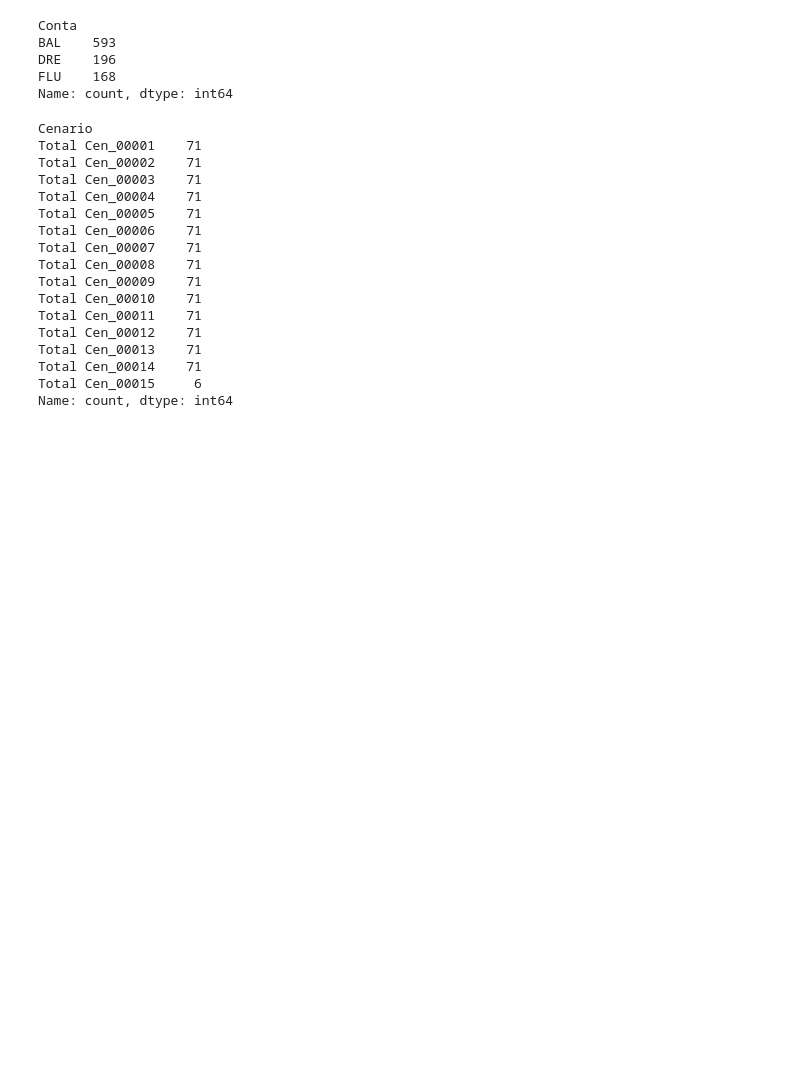
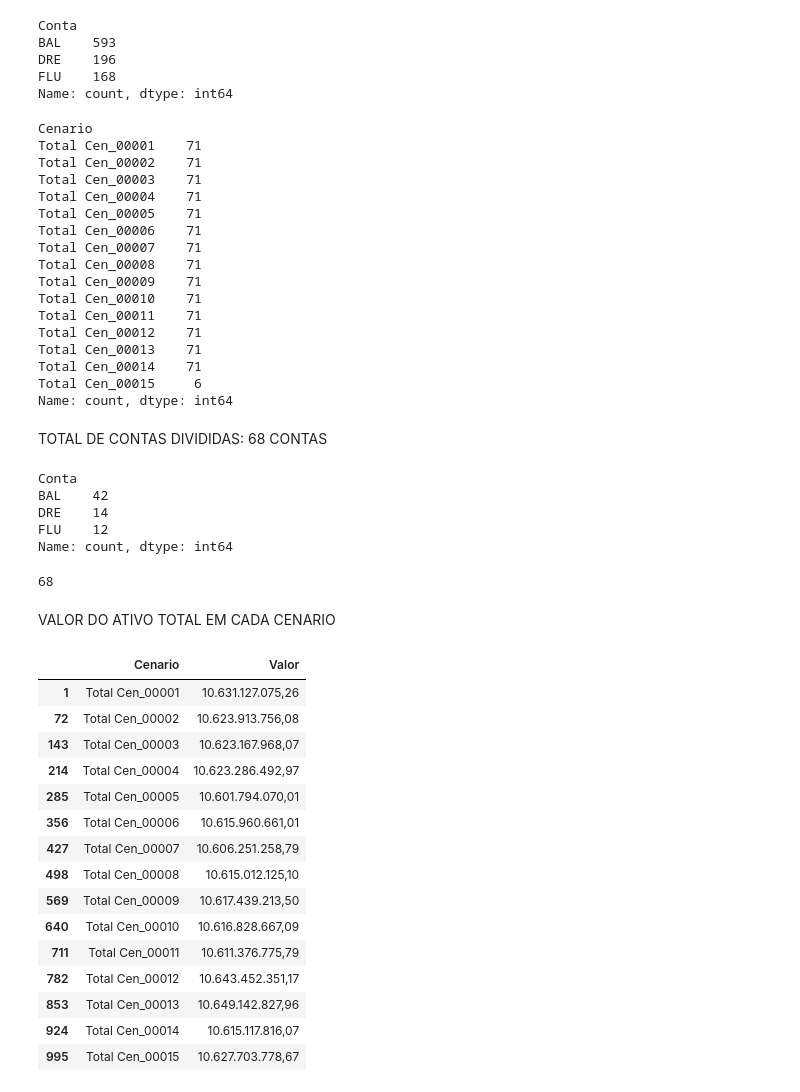
Before and after one commit to 2026-2-NCC4/Projeto1, a Jupyter notebook: notebooks/01_exploracao.ipynb, the cells around one changed output. Drawn from its saved outputs; the diff is of its cells as text; code cells hidden in the pictures; blank space fills up the shorter version.

```diff
--- a/notebooks/01_exploracao.ipynb
+++ b/notebooks/01_exploracao.ipynb
@@ -190,3 +196,23 @@ Total Cen_00013    71
 Total Cen_00014    71
 Total Cen_00015     6
 Name: count, dtype: int64
+# %% [markdown]
+TOTAL DE CONTAS DIVIDIDAS: 68 CONTAS
+# %%
+df_amostra[
+    (df_amostra["Cenario"] == "Total Cen_00001") &
+    (df_amostra["Conta"].notna())
+]["Conta"].str[:3].value_counts()
+# %% [output]
+Conta
+BAL    42
+DRE    14
+FLU    12
+Name: count, dtype: int64
+# %%
+df_amostra[
+    df_amostra["Cenario"] == "Total Cen_00002"
+]["Conta"].dropna().nunique()
+#temos 71 registros por cenario, 68 contas e 3 parametros separando BAL, DRE e FLU
+# %% [output]
+68
@@ -192,0 +225,29 @@ Name: count, dtype: int64
+# %% [markdown]
+VALOR DO ATIVO TOTAL EM CADA CENARIO
+# %%
+#VALOR DO ATIVO TOTAL EM CADA CENARIO
+df_amostra[
+    df_amostra["Conta"] == "BAL - Total do Ativo"
+][["Cenario", "Valor"]] #mostra o valor do ativo total em cada cenario, para ver se tem alguma diferença entre os cenarios
+#resultado: O Total do Ativo muda entre os cenários, mas não muda de forma absurda:
+#Cenário 1: R$ 10,631 bi
+#Menor na amostra: Cenário 5 → R$ 10,602 bi
+#Maior: Cenário 13 → R$ 10,649 bi
+#Cenário 15 → R$ 10,628 bi
+# %% [output]
+|  | Cenario | Valor |
+| 1 | Total Cen_00001 | 10.631.127.075,26 |
+| 72 | Total Cen_00002 | 10.623.913.756,08 |
+| 143 | Total Cen_00003 | 10.623.167.968,07 |
+| 214 | Total Cen_00004 | 10.623.286.492,97 |
+| 285 | Total Cen_00005 | 10.601.794.070,01 |
+| 356 | Total Cen_00006 | 10.615.960.661,01 |
+| 427 | Total Cen_00007 | 10.606.251.258,79 |
+| 498 | Total Cen_00008 | 10.615.012.125,10 |
+| 569 | Total Cen_00009 | 10.617.439.213,50 |
+| 640 | Total Cen_00010 | 10.616.828.667,09 |
+| 711 | Total Cen_00011 | 10.611.376.775,79 |
+| 782 | Total Cen_00012 | 10.643.452.351,17 |
+| 853 | Total Cen_00013 | 10.649.142.827,96 |
+| 924 | Total Cen_00014 | 10.615.117.816,07 |
+| 995 | Total Cen_00015 | 10.627.703.778,67 |
```
Also changed, not shown: parts of 9 cells of this notebook.
